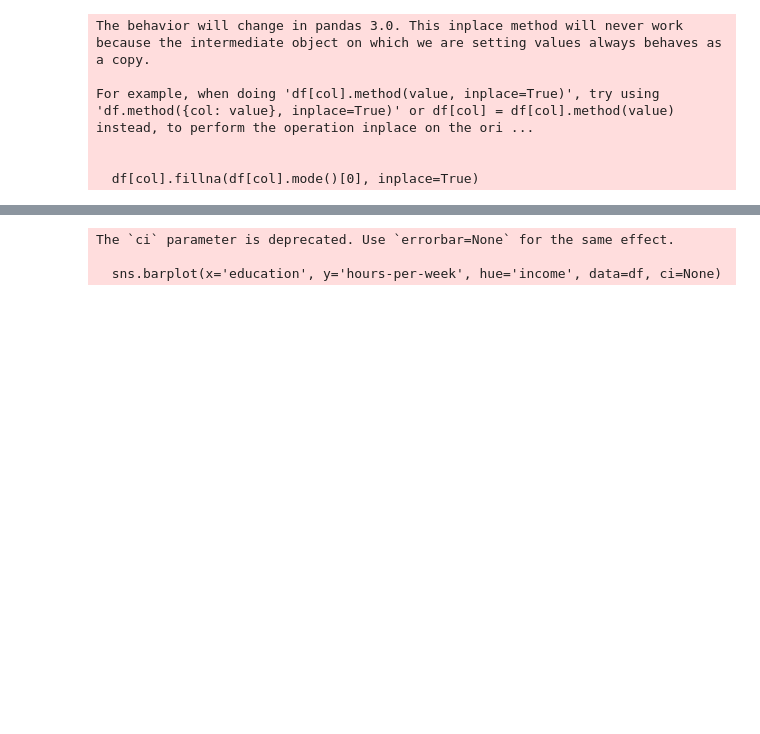
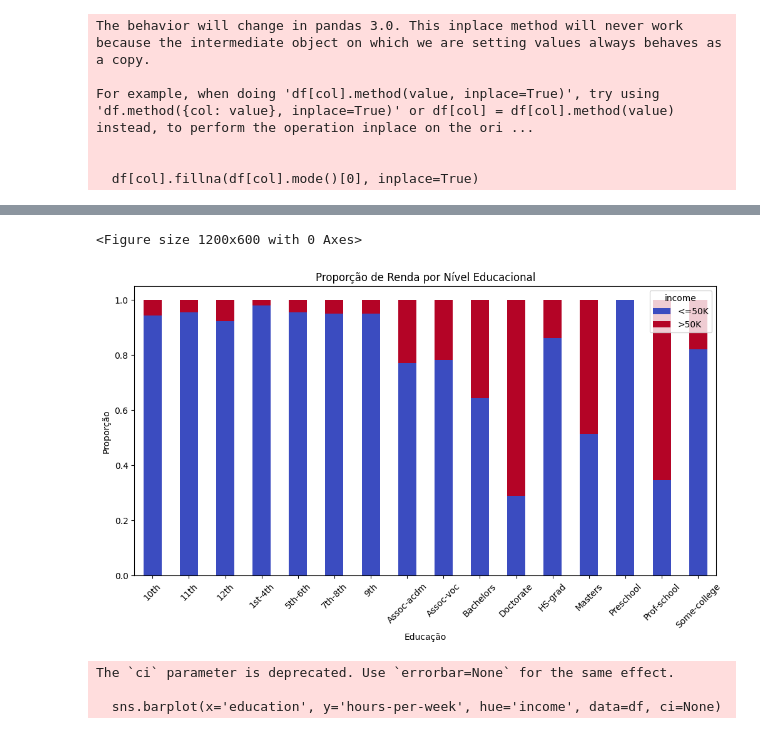
Before and after one commit to cristinaadms/TC-data-pipeline, a Jupyter notebook: data-adult/adult_analysis.ipynb, the cells around one changed output, grey strips where cells are left out. Saved outputs shown, nothing was run; the diff lists cells and outputs as text; code cells hidden in the pictures; blank space fills up the shorter version.

```diff
--- a/data-adult/adult_analysis.ipynb
+++ b/data-adult/adult_analysis.ipynb
@@ -178,3 +205,15 @@ plt.show()
+# %%
+plt.figure(figsize=(12, 6))
+edu_income = pd.crosstab(df['education'], df['income'], normalize='index')
+edu_income.plot(kind='bar', stacked=True, figsize=(12, 6), colormap='coolwarm')
+plt.title('Proporção de Renda por Nível Educacional')
+plt.xlabel('Educação')
+plt.ylabel('Proporção')
+plt.xticks(rotation=45)
+plt.show()
+# %% [output]
+<Figure size 1200x600 with 0 Axes>
+[figure, added]
 # %%
 # Renda Média por escolaridade
 plt.figure(figsize=(12, 6))
```
Also changed, not shown: parts of 18 cells of this notebook.
